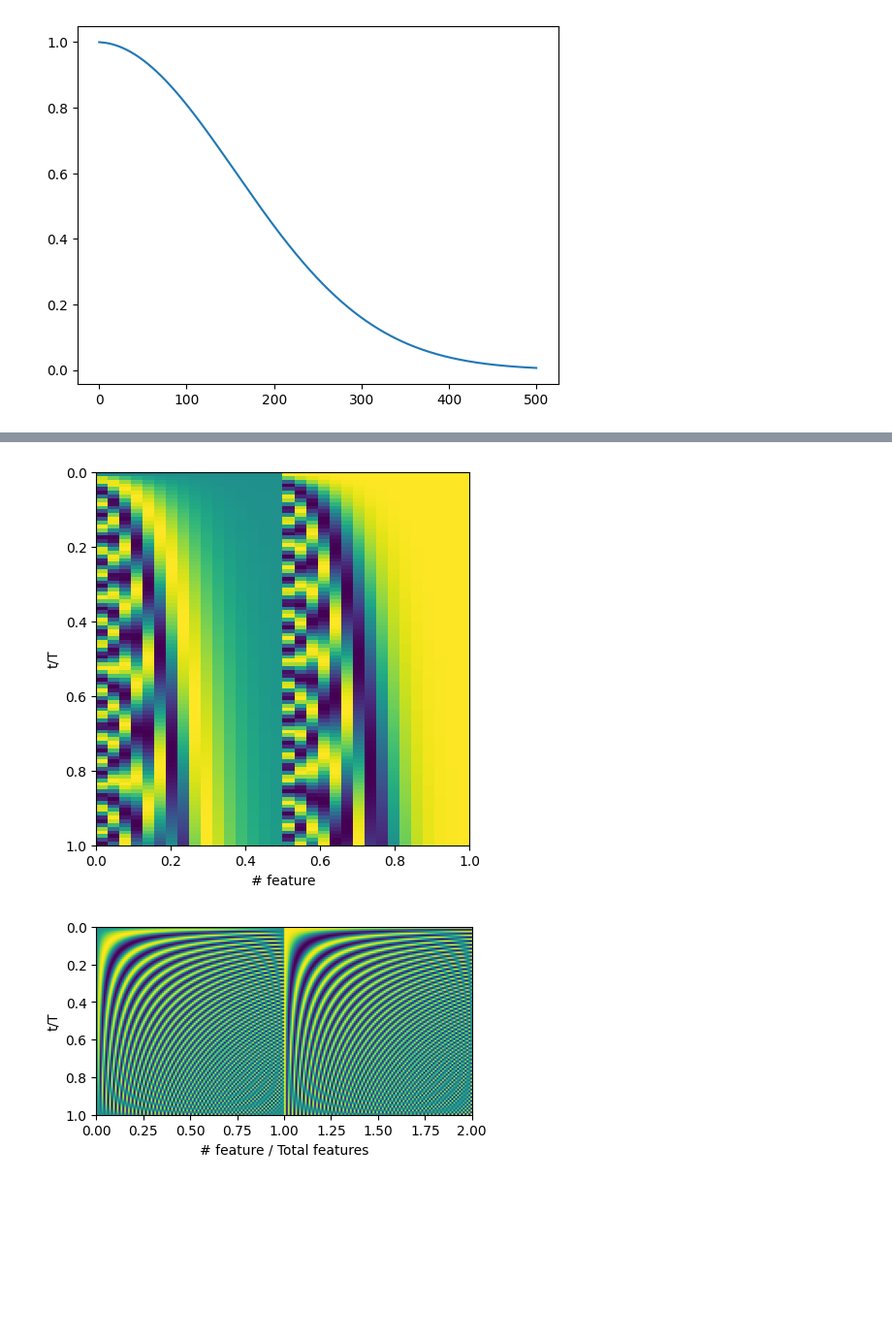
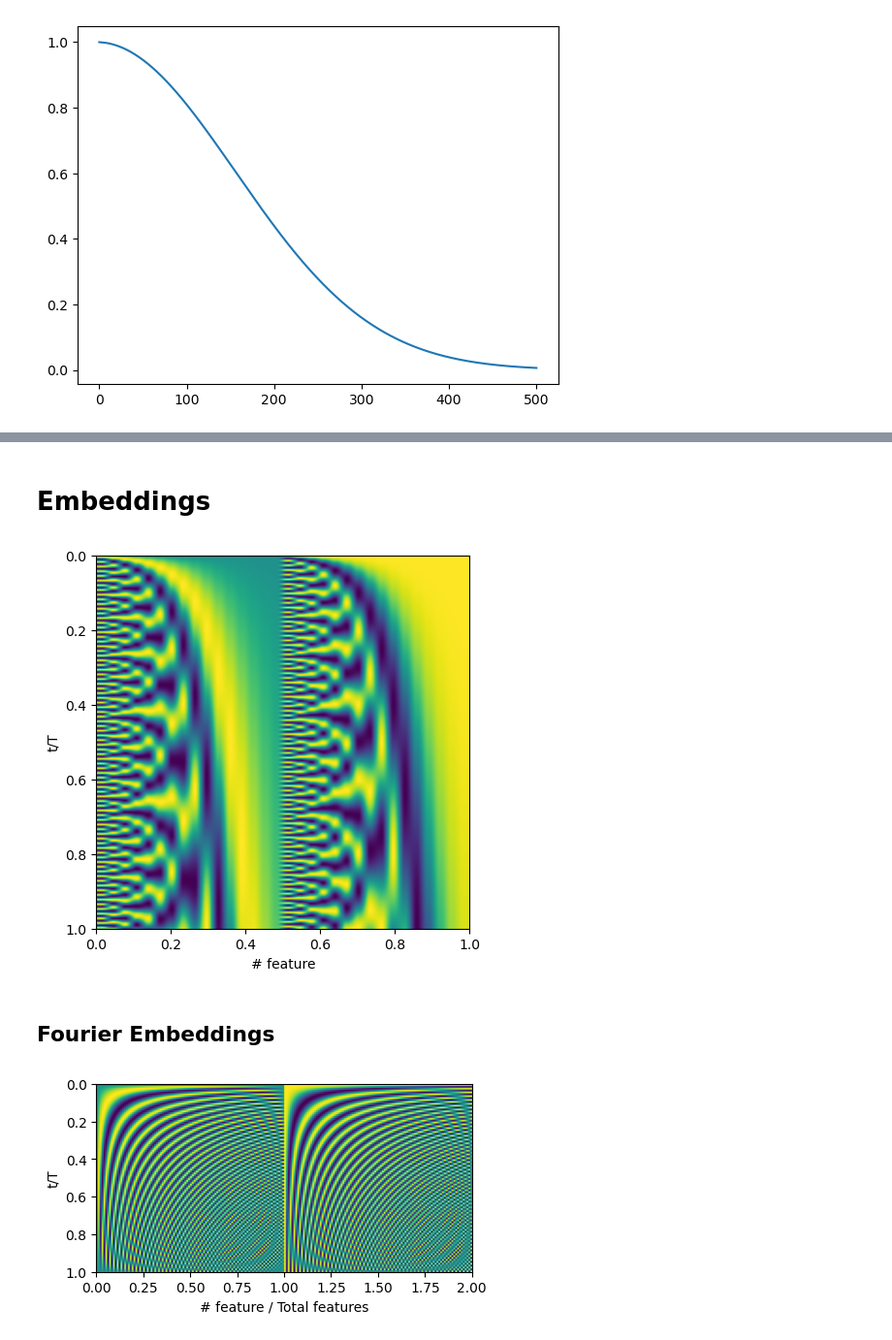
Before and after one commit to SebastianMerino/DiffusionBeamformer, a Jupyter notebook: schedule_test.ipynb, the cells around one changed output, grey strips where cells are left out. Shown at 97% size. Drawn from its saved outputs; the diff is of its cells as text; code cells hidden in the pictures; blank space fills up the shorter version.

```diff
--- a/schedule_test.ipynb
+++ b/schedule_test.ipynb
@@ -33,23 +38,27 @@ plt.show()
+# %% [markdown]
+# Embeddings
 # %%
 import math
-time_steps = 100
+time_steps = 500
 emb_dim = 32
 time = torch.arange(0,time_steps)
 device = time.device
 half_dim = emb_dim // 2
 embeddings = math.log(1000) / (half_dim - 1)
 embeddings = torch.exp(torch.arange(half_dim, device=device) * -embeddings)
 embeddings = time[:, None] * embeddings[None, :]
 embeddings = torch.cat((embeddings.sin(), embeddings.cos()), dim=-1)
 
 plt.figure(figsize=[5,5])
 plt.imshow(embeddings[:,:].to('cpu'), extent=[0,1,1,0])
 plt.xlabel('# feature')
 plt.ylabel("t/T")
 #plt.xlim(0,10)
 plt.show()
 # %% [output]
-[figure, old version]
+[figure, new version]
+# %% [markdown]
+## Fourier Embeddings
 # %%
 
 import math
```
Also changed, not shown: parts of 5 cells of this notebook, 2 other files.
